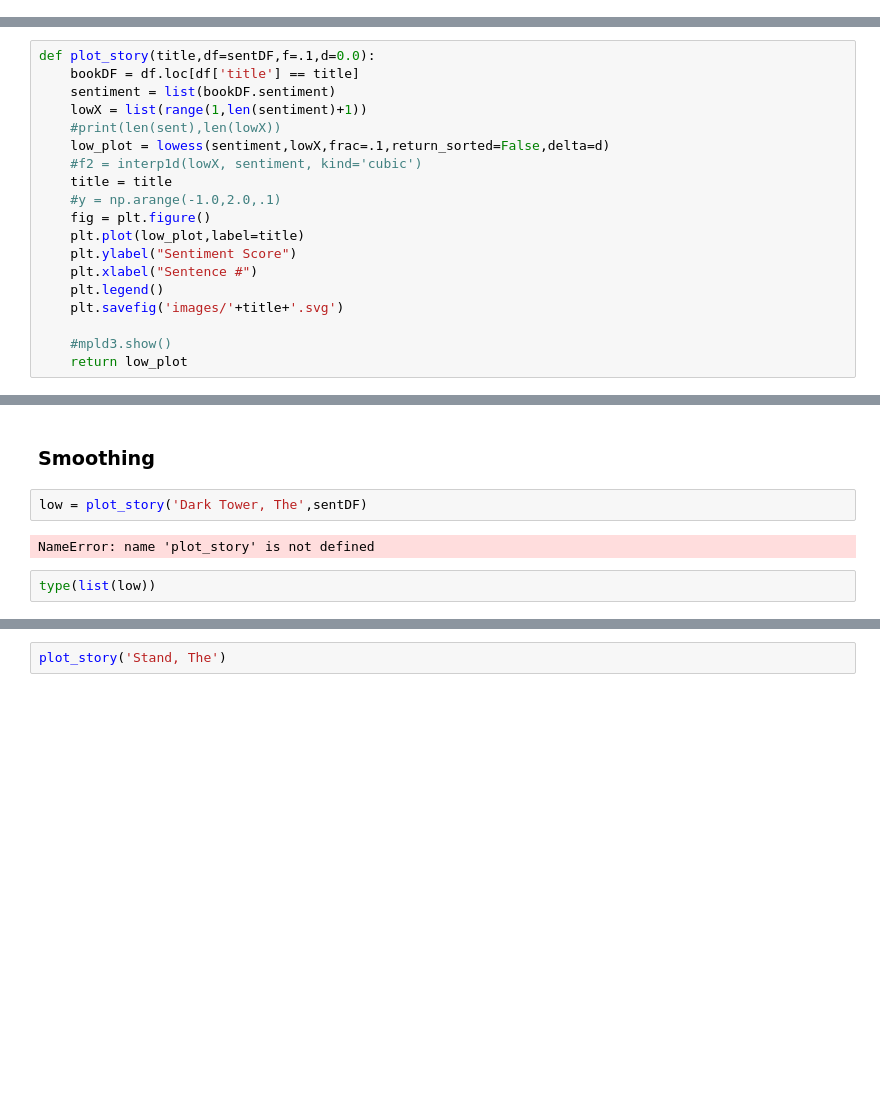
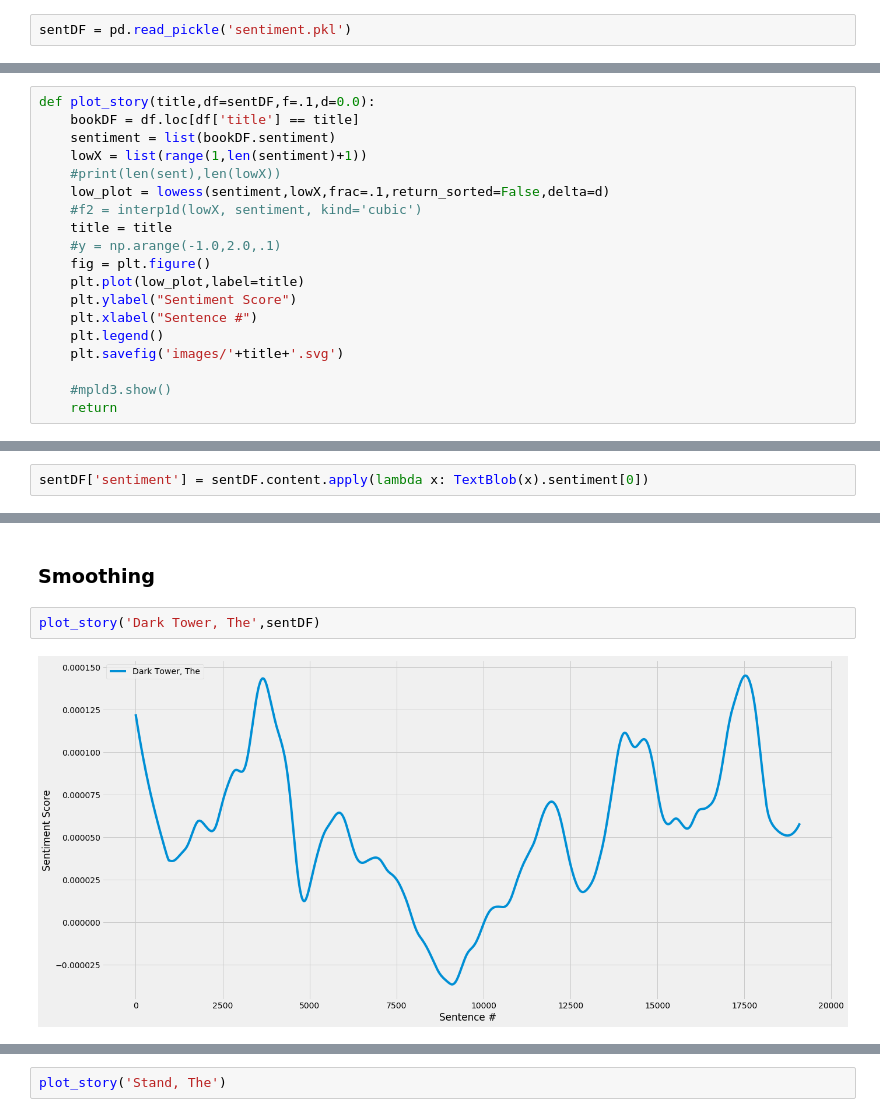
Before and after one commit to xvila/fletcher, a Jupyter notebook: data_processing.ipynb, the cells around one changed output, grey strips where cells are left out. Cells and saved outputs as stored; diff of their text form; blank space fills up the shorter version.

```diff
--- a/data_processing.ipynb
+++ b/data_processing.ipynb
@@ -68,3 +70,5 @@ stoplist += ['.', ',', '(', ')', "'", '"']
+# %%
+sentDF = pd.read_pickle('sentiment.pkl')
 # %% [markdown]
 ## Functions
 # %% [markdown]
@@ -217,7 +221,7 @@ def plot_story(title,df=sentDF,f=.1,d=0.0):
     plt.savefig('images/'+title+'.svg')
 
     #mpld3.show()
-    return low_plot
+    return
 # %% [markdown]
 ## Data Processing
 # %% [markdown]
@@ -528,5 +532,7 @@ Try using .loc[row_indexer,col_indexer] = value instead
 
 See the caveats in the documentation: http://pandas.pydata.org/pandas-docs/stable/indexing.html#indexing-view-versus-copy
   """Entry point for launching an IPython kernel.
+# %%
+sentDF['sentiment'] = sentDF.content.apply(lambda x: TextBlob(x).sentiment[0])
 # %%
 sentDF.to_pickle('sentiment.pkl')
@@ -533,10 +548,8 @@ sentDF.to_pickle('sentiment.pkl')
 # %% [markdown]
 ### Smoothing
 # %%
-low = plot_story('Dark Tower, The',sentDF)
+plot_story('Dark Tower, The',sentDF)
 # %% [output]
-NameError: name 'plot_story' is not defined
+[figure, added]
-# %%
-type(list(low))
 # %%
 plot_story('Girl Who Loved Tom Gordon_ A Novel, The',sentDF)
```
Also changed, not shown: parts of 23 cells of this notebook.
